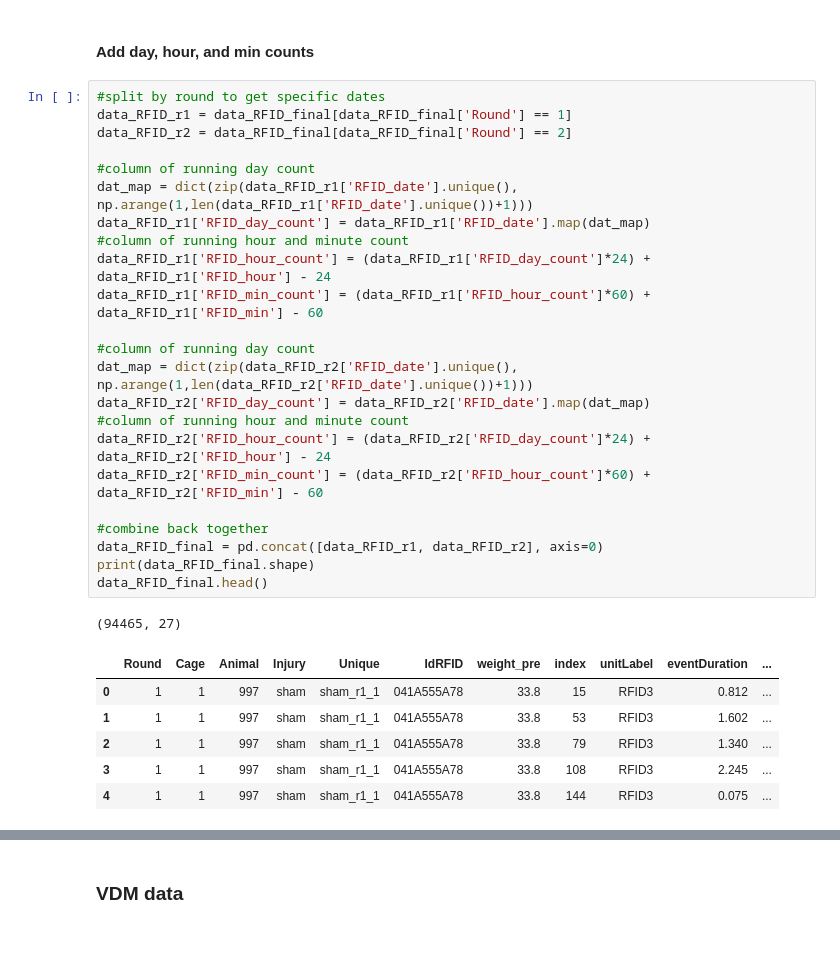
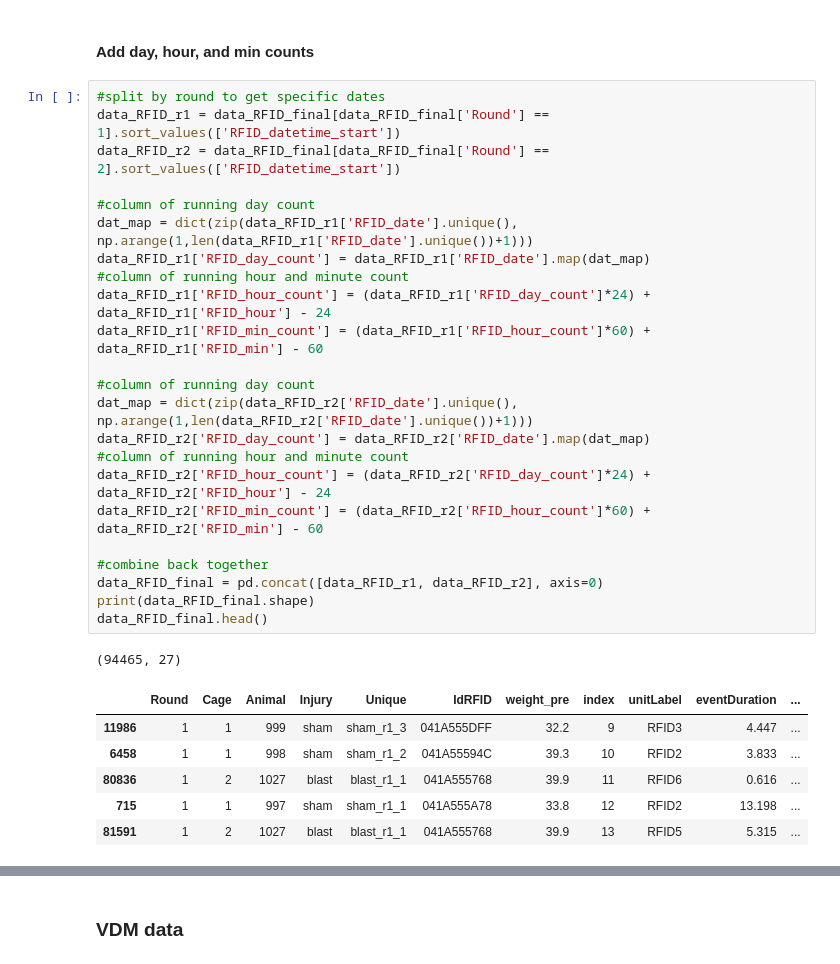
Before and after one commit to grace3999/RFID_polysubstance, a Jupyter notebook: RFID_VDM_3m.ipynb, the cells around one changed output, grey strips where cells are left out. Drawn from its saved outputs; the diff is of its cells as text.

```diff
--- a/RFID_VDM_3m.ipynb
+++ b/RFID_VDM_3m.ipynb
@@ -233,35 +233,35 @@ data_RFID_final.head()
 #### Add day, hour, and min counts
 # %%
 #split by round to get specific dates
-data_RFID_r1 = data_RFID_final[data_RFID_final['Round'] == 1]
-data_RFID_r2 = data_RFID_final[data_RFID_final['Round'] == 2]
+data_RFID_r1 = data_RFID_final[data_RFID_final['Round'] == 1].sort_values(['RFID_datetime_start'])
+data_RFID_r2 = data_RFID_final[data_RFID_final['Round'] == 2].sort_values(['RFID_datetime_start'])
 
 #column of running day count
 dat_map = dict(zip(data_RFID_r1['RFID_date'].unique(), np.arange(1,len(data_RFID_r1['RFID_date'].unique())+1)))
 data_RFID_r1['RFID_day_count'] = data_RFID_r1['RFID_date'].map(dat_map)
 #column of running hour and minute count
 data_RFID_r1['RFID_hour_count'] = (data_RFID_r1['RFID_day_count']*24) + data_RFID_r1['RFID_hour'] - 24
 data_RFID_r1['RFID_min_count'] = (data_RFID_r1['RFID_hour_count']*60) + data_RFID_r1['RFID_min'] - 60
 
 #column of running day count
 dat_map = dict(zip(data_RFID_r2['RFID_date'].unique(), np.arange(1,len(data_RFID_r2['RFID_date'].unique())+1)))
 data_RFID_r2['RFID_day_count'] = data_RFID_r2['RFID_date'].map(dat_map)
 #column of running hour and minute count
 data_RFID_r2['RFID_hour_count'] = (data_RFID_r2['RFID_day_count']*24) + data_RFID_r2['RFID_hour'] - 24
 data_RFID_r2['RFID_min_count'] = (data_RFID_r2['RFID_hour_count']*60) + data_RFID_r2['RFID_min'] - 60
 
 #combine back together
 data_RFID_final = pd.concat([data_RFID_r1, data_RFID_r2], axis=0)
 print(data_RFID_final.shape)
 data_RFID_final.head()
 # %% [output]
 (94465, 27)
 |  | Round | Cage | Animal | Injury | Unique | IdRFID | weight_pre | index | unitLabel | eventDuration | ... |
-| 0 | 1 | 1 | 997 | sham | sham_r1_1 | 041A555A78 | 33.8 | 15 | RFID3 | 0.812 | ... |
-| 1 | 1 | 1 | 997 | sham | sham_r1_1 | 041A555A78 | 33.8 | 53 | RFID3 | 1.602 | ... |
-| 2 | 1 | 1 | 997 | sham | sham_r1_1 | 041A555A78 | 33.8 | 79 | RFID3 | 1.340 | ... |
-| 3 | 1 | 1 | 997 | sham | sham_r1_1 | 041A555A78 | 33.8 | 108 | RFID3 | 2.245 | ... |
-| 4 | 1 | 1 | 997 | sham | sham_r1_1 | 041A555A78 | 33.8 | 144 | RFID3 | 0.075 | ... |
+| 11986 | 1 | 1 | 999 | sham | sham_r1_3 | 041A555DFF | 32.2 | 9 | RFID3 | 4.447 | ... |
+| 6458 | 1 | 1 | 998 | sham | sham_r1_2 | 041A55594C | 39.3 | 10 | RFID2 | 3.833 | ... |
+| 80836 | 1 | 2 | 1027 | blast | blast_r1_1 | 041A555768 | 39.9 | 11 | RFID6 | 0.616 | ... |
+| 715 | 1 | 1 | 997 | sham | sham_r1_1 | 041A555A78 | 33.8 | 12 | RFID2 | 13.198 | ... |
+| 81591 | 1 | 2 | 1027 | blast | blast_r1_1 | 041A555768 | 39.9 | 13 | RFID5 | 5.315 | ... |
 # %%
 data_RFID_final = data_RFID_final[['Round', 'Cage', 'Animal', 'Injury', 'IdRFID', 'weight_pre',
                                    'unitLabel', 'unitLabel_drink', 'eventDuration',
```
Also changed, not shown: parts of 3 cells of this notebook, 1 other file.
